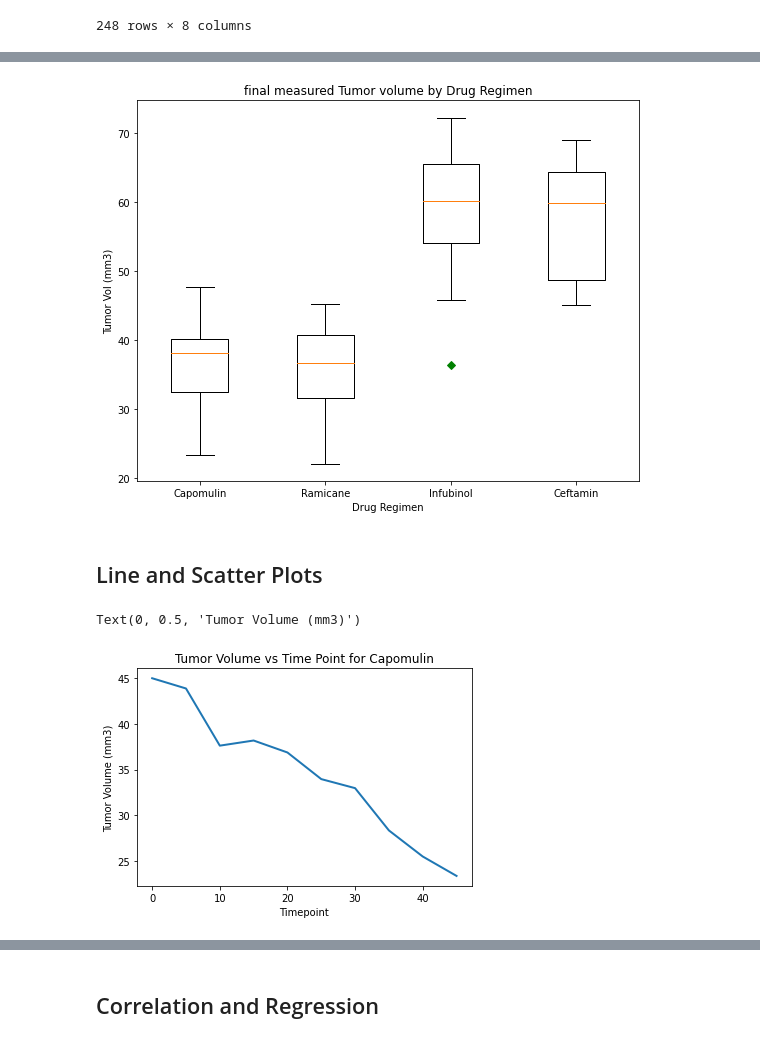
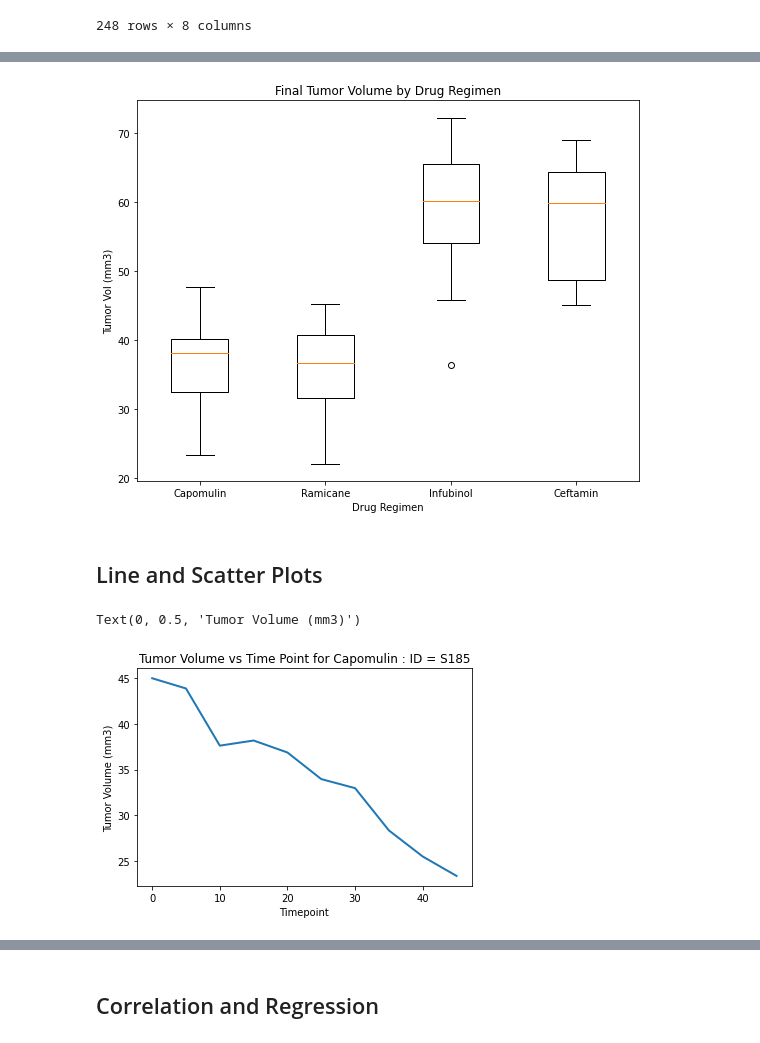
Before and after one commit to nhaile96/matplotlib_HW, a Jupyter notebook: Pymaceuticals/pymaceuticals_starter.ipynb, the cells around one changed output, grey strips where cells are left out. Cells and saved outputs as stored; diff of their text form; code cells hidden in the pictures.

```diff
--- a/Pymaceuticals/pymaceuticals_starter.ipynb
+++ b/Pymaceuticals/pymaceuticals_starter.ipynb
@@ -331,37 +343,43 @@ Tumor Values above 93.82025999125003 could be outliers.
 | Ramicane | 31.560470 | 40.659006 | 9.098537 | 36.561652 | 54.306811 | 17.912664 | 45.220869 | 22.050126 |
 # %%
 # Generate a box plot of the final tumor volume of each mouse across four regimens of interest
+
+#store list of each drug regimen and values
 box_list=[final_df[treatments[0]],
           final_df[treatments[1]],
           final_df[treatments[2]],
           final_df[treatments[3]]
          ]
+#construct chart for boxplot
+fig1, ax = plt.subplots(figsize=(9,7))
 
-fig1, ax = plt.subplots(figsize=(9,7))
-ax.set_title('final measured Tumor volume by Drug Regimen')
+#labels
+ax.set_title('Final Tumor Volume by Drug Regimen')
 ax.set_xlabel('Drug Regimen')
 ax.set_ylabel('Tumor Vol (mm3)')
+#setting boxplot parameters
+ax.boxplot(box_list)
 
-ax.boxplot(box_list,0,'gD')
+#setting tick labels
 plt.xticks([1,2,3,4],treatments)
 plt.show()
 # %% [output]
-[figure, old version]
+[figure, new version]
 # %% [markdown]
 ## Line and Scatter Plots
 # %%
 # Generate a line plot of tumor volume vs. time point for a mouse treated with Capomulin
 line_plotdf=cleaned_df.loc[cleaned_df['Mouse ID']=='s185',:]
 x_axis=line_plotdf['Timepoint']
 y_axis=line_plotdf['Tumor Volume (mm3)']
 
-plt.title('Tumor Volume vs Time Point for Capomulin')
+plt.title('Tumor Volume vs Time Point for Capomulin : ID = S185')
 plt.plot(x_axis,y_axis,linewidth=2)
 plt.xlabel('Timepoint')
 plt.ylabel('Tumor Volume (mm3)')
 # %% [output]
 Text(0, 0.5, 'Tumor Volume (mm3)')
-[figure, old version]
+[figure, new version]
 # %%
 # Generate a scatter plot of average tumor volume vs. mouse weight for the Capomulin regimen
 scatter_df= cleaned_df.loc[cleaned_df['Drug Regimen']=='Capomulin',:]
```
Also changed, not shown: parts of 7 cells of this notebook.
